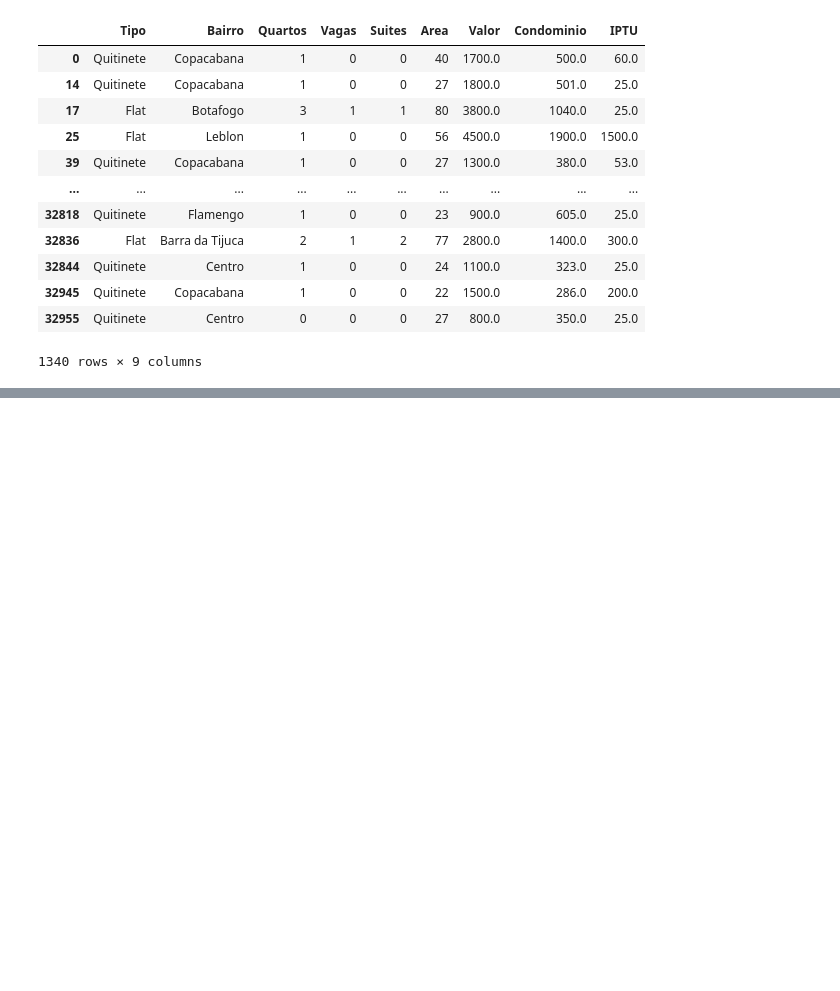
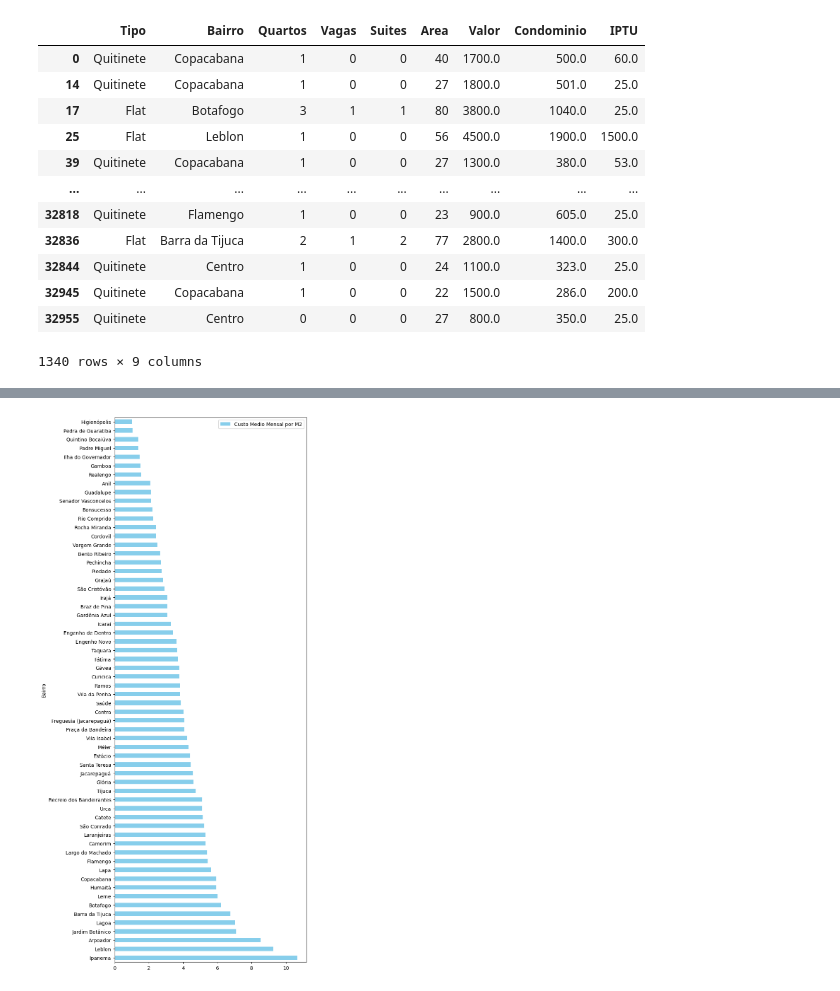
Before and after one commit to biancacordebello/AnaliseExploratoriaDados, a Jupyter notebook: analise_exploratoria.ipynb, the cells around one changed output, grey strips where cells are left out. Drawn from its saved outputs; the diff is of its cells as text; code cells hidden in the pictures; blank space fills up the shorter version.

```diff
--- a/analise_exploratoria.ipynb
+++ b/analise_exploratoria.ipynb
@@ -80,10 +122,9 @@ dados
 moda_condominio = dados['Condominio'].mode()
 moda_iptu = dados['IPTU'].mode()
 
-int(moda_condominio.iloc[0])
-int(moda_iptu.iloc[0])
+moda_condominio = int(moda_condominio.iloc[0])
+moda_iptu = int(moda_iptu.iloc[0])
 
-# dados[['Condominio', 'IPTU']] = dados[['Condominio','IPTU']].fillna(0)
 dados =  dados.fillna(value={'Condominio':moda_condominio,'IPTU':moda_iptu})
 dados
 # %% [output]
@@ -100,3 +141,8 @@ dados
 | 32945 | Quitinete | Copacabana | 1 | 0 | 0 | 22 | 1500.0 | 286.0 | 200.0 |
 | 32955 | Quitinete | Centro | 0 | 0 | 0 | 27 | 800.0 | 350.0 | 25.0 |
 1340 rows × 9 columns
+# %%
+dados['Custo Medio Mensal'] = round(((dados['Valor'] + dados['Condominio'] + dados['IPTU']) / 12),2)
+dados['Custo Medio Mensal por M2'] = round((dados['Custo Medio Mensal'] / dados['Area']),2)
+
+dados
@@ -102,0 +163,3 @@ dados
+# %%
+media_bairro = round(dados.groupby('Bairro')[['Custo Medio Mensal por M2']].mean(),2).sort_values('Custo Medio Mensal por M2', ascending=False)
+media_bairro
@@ -102,0 +180,4 @@ dados
+# %%
+media_bairro.plot(kind='barh', figsize=(7, 20), color ='skyblue');
+# %% [output]
+[figure, added]
```
Also changed, not shown: parts of 8 cells of this notebook, 1 other file.
